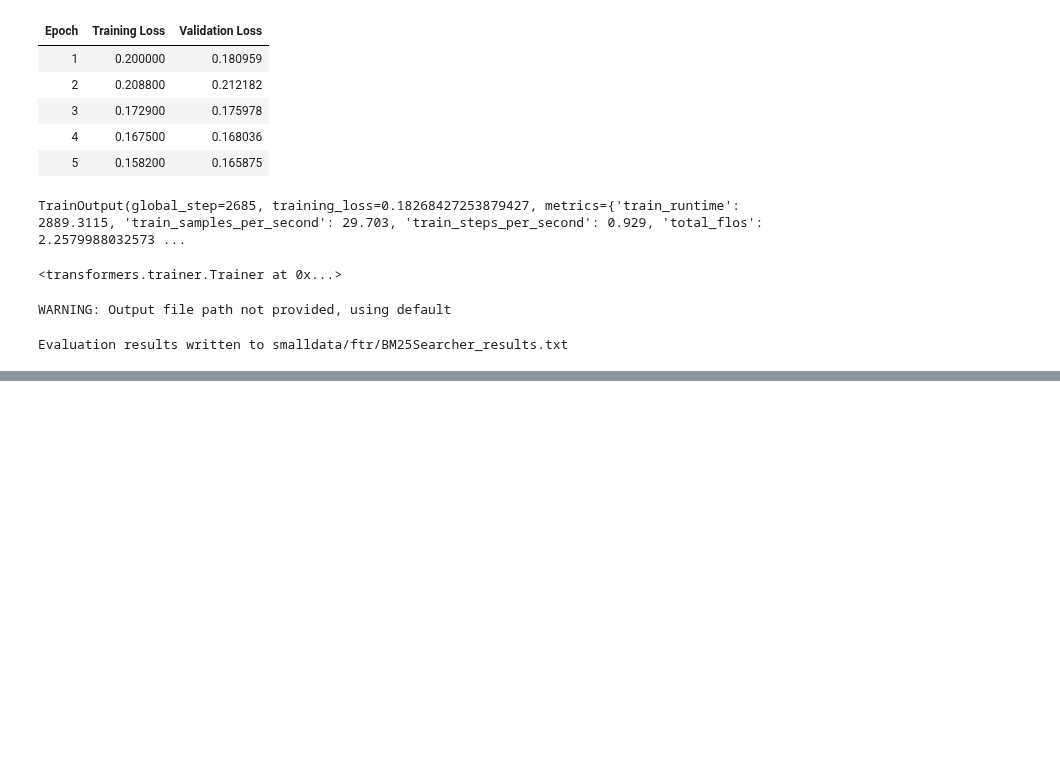
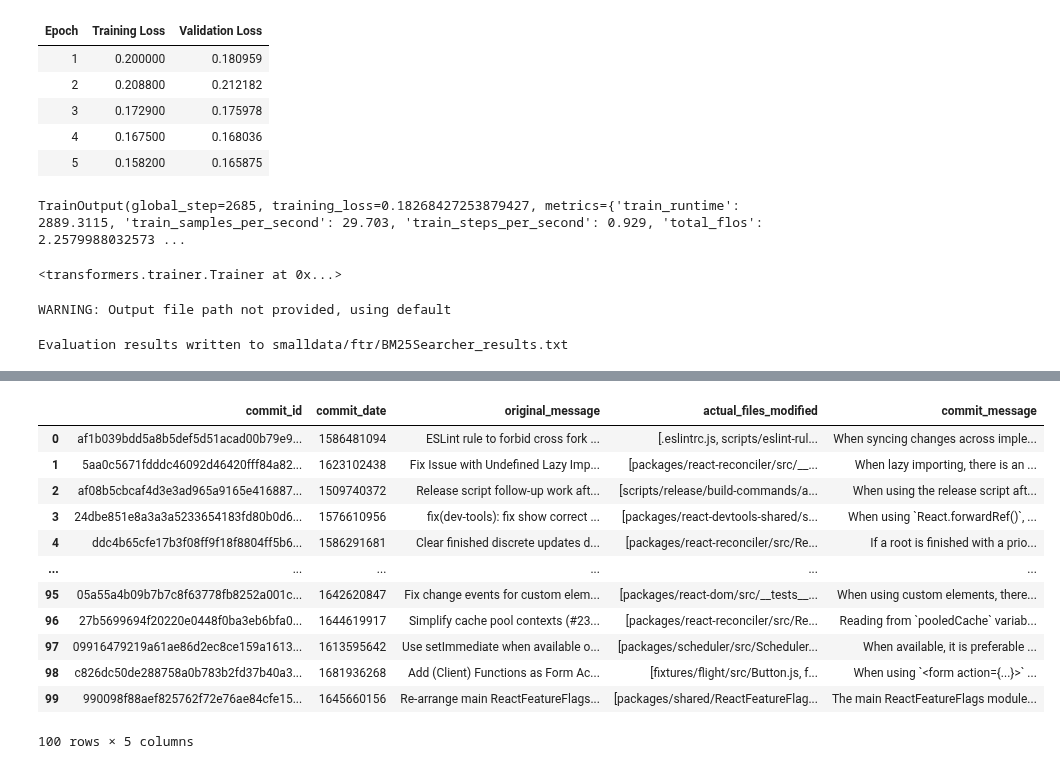
Before and after one commit to Siddharth-Gandhi/ds, a Jupyter notebook: notebooks/BERTReranker.ipynb, the cells around one changed output, grey strips where cells are left out. Cells and saved outputs as stored; diff of their text form; code cells hidden in the pictures; blank space fills up the shorter version.

Commit message:
update gold and add gold eval

```diff
--- a/notebooks/BERTReranker.ipynb
+++ b/notebooks/BERTReranker.ipynb
@@ -941,0 +984,29 @@ torch.cuda.empty_cache()
+# %%
+repo_name = 'facebook_react'
+oai_model = 'gpt-3'
+
+gold_file_path = os.path.join('gold', repo_name, f'{repo_name}_{oai_model}_gold.parquet')
+# %%
+gold_df = pd.read_parquet(gold_file_path)
+
+# rename the column transformed_message_gpt3 to transformed_message_{oai_model}
+gold_df = gold_df.rename(columns={'transformed_message_gpt3': f'transformed_message_{oai_model}'})
+# rename commit_message to original_message
+gold_df = gold_df.rename(columns={'commit_message': 'original_message'})
+# rename transformed_message to commit_message
+gold_df = gold_df.rename(columns={f'transformed_message_{oai_model}': 'commit_message'})
+gold_df
+# %% [output]
+|  | commit_id | commit_date | original_message | actual_files_modified | commit_message |
+| 0 | af1b039bdd5a8b5def5d51acad00b79e9... | 1586481094 | ESLint rule to forbid cross fork ... | [.eslintrc.js, scripts/eslint-rul... | When syncing changes across imple... |
+| 1 | 5aa0c5671fdddc46092d46420fff84a82... | 1623102438 | Fix Issue with Undefined Lazy Imp... | [packages/react-reconciler/src/__... | When lazy importing, there is an ... |
+| 2 | af08b5cbcaf4d3e3ad965a9165e416887... | 1509740372 | Release script follow-up work aft... | [scripts/release/build-commands/a... | When using the release script aft... |
+| 3 | 24dbe851e8a3a3a5233654183fd80b0d6... | 1576610956 | fix(dev-tools): fix show correct ... | [packages/react-devtools-shared/s... | When using `React.forwardRef()`, ... |
+| 4 | ddc4b65cfe17b3f08ff9f18f8804ff5b6... | 1586291681 | Clear finished discrete updates d... | [packages/react-reconciler/src/Re... | If a root is finished with a prio... |
+| ... | ... | ... | ... | ... | ... |
+| 95 | 05a55a4b09b7b7c8f63778fb8252a001c... | 1642620847 | Fix change events for custom elem... | [packages/react-dom/src/__tests__... | When using custom elements, there... |
+| 96 | 27b5699694f20220e0448f0ba3eb6bfa0... | 1644619917 | Simplify cache pool contexts (#23... | [packages/react-reconciler/src/Re... | Reading from `pooledCache` variab... |
+| 97 | 09916479219a61ae86d2ec8ce159a1613... | 1613595642 | Use setImmediate when available o... | [packages/scheduler/src/Scheduler... | When available, it is preferable ... |
+| 98 | c826dc50de288758a0b783b2fd37b40a3... | 1681936268 | Add (Client) Functions as Form Ac... | [fixtures/flight/src/Button.js, f... | When using `<form action={...}>` ... |
+| 99 | 990098f88aef825762f72e76ae84cfe15... | 1645660156 | Re-arrange main ReactFeatureFlags... | [packages/shared/ReactFeatureFlag... | The main ReactFeatureFlags module... |
+100 rows × 5 columns
```
Also changed, not shown: parts of 26 cells of this notebook, 15 other files.
